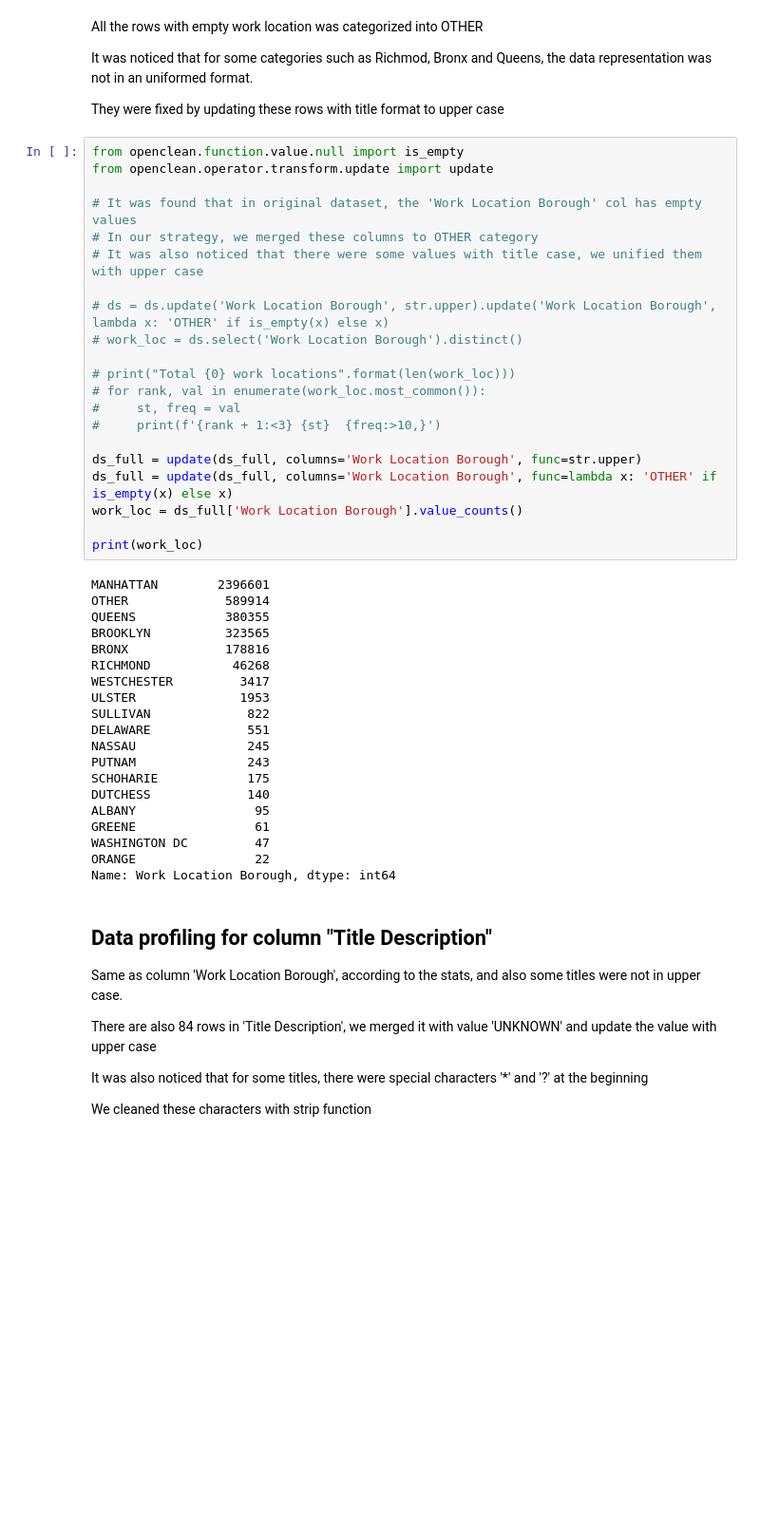
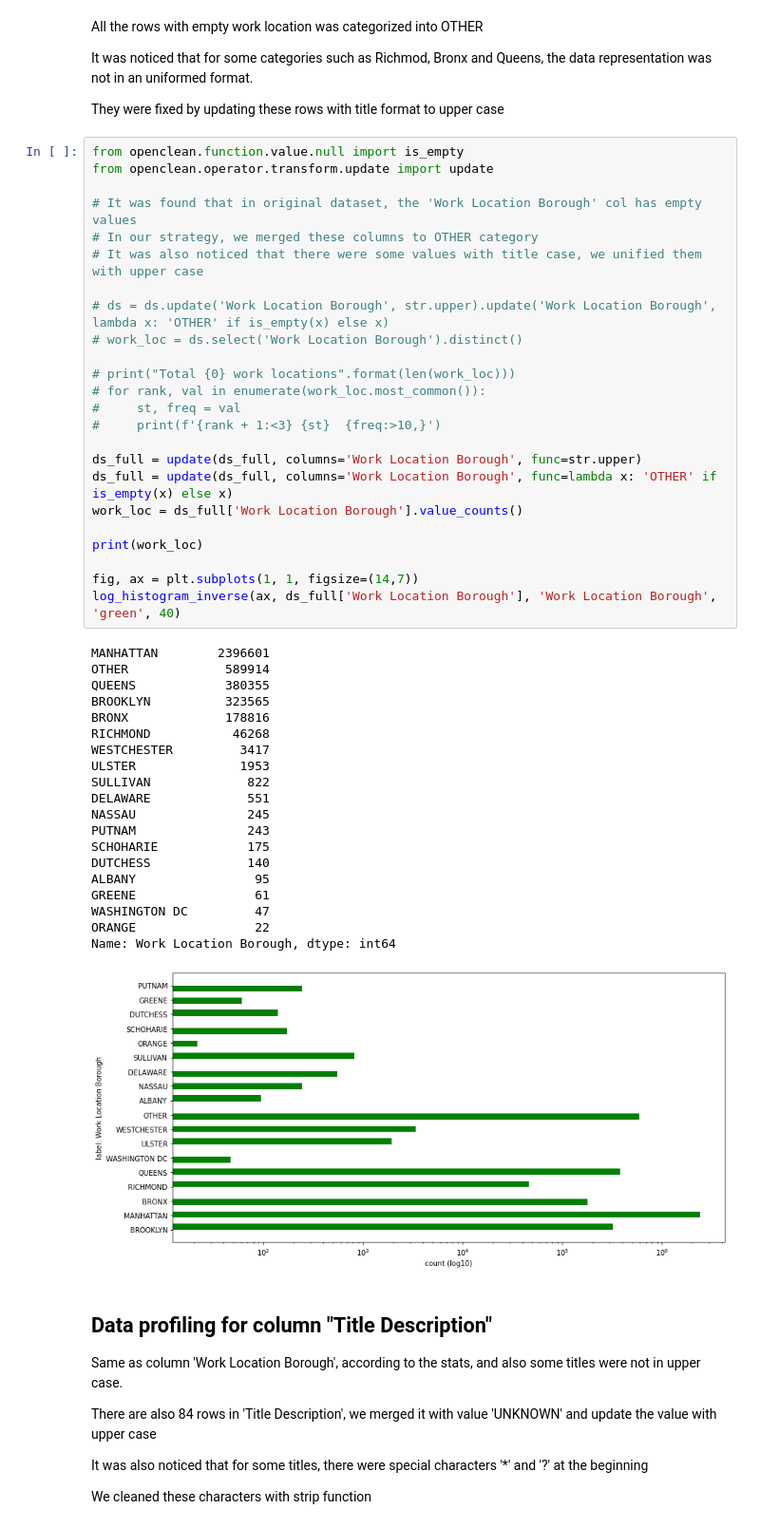
Before and after one commit to NickNameInvalid/Big_Data_Project, a Jupyter notebook: assignment1_minghao_shao.ipynb, the cells around one changed output. Shown at 95% size. Saved outputs shown, nothing was run; the diff lists cells and outputs as text; blank space fills up the shorter version.

```diff
--- a/assignment1_minghao_shao.ipynb
+++ b/assignment1_minghao_shao.ipynb
@@ -219,33 +244,37 @@ from openclean.operator.transform.update import update
 # print("Total {0} work locations".format(len(work_loc)))
 # for rank, val in enumerate(work_loc.most_common()):
 #     st, freq = val
 #     print(f'{rank + 1:<3} {st}  {freq:>10,}')
 
 ds_full = update(ds_full, columns='Work Location Borough', func=str.upper)
 ds_full = update(ds_full, columns='Work Location Borough', func=lambda x: 'OTHER' if is_empty(x) else x)
 work_loc = ds_full['Work Location Borough'].value_counts()
 
 print(work_loc)
+
+fig, ax = plt.subplots(1, 1, figsize=(14,7))
+log_histogram_inverse(ax, ds_full['Work Location Borough'], 'Work Location Borough', 'green', 40)
 # %% [output]
 MANHATTAN        2396601
 OTHER             589914
 QUEENS            380355
 BROOKLYN          323565
 BRONX             178816
 RICHMOND           46268
 WESTCHESTER         3417
 ULSTER              1953
 SULLIVAN             822
 DELAWARE             551
 NASSAU               245
 PUTNAM               243
 SCHOHARIE            175
 DUTCHESS             140
 ALBANY                95
 GREENE                61
 WASHINGTON DC         47
 ORANGE                22
 Name: Work Location Borough, dtype: int64
+[figure, added]
 # %% [markdown]
 ## Data profiling for column "Title Description"
 
```
Also changed, not shown: parts of 2 cells of this notebook.
